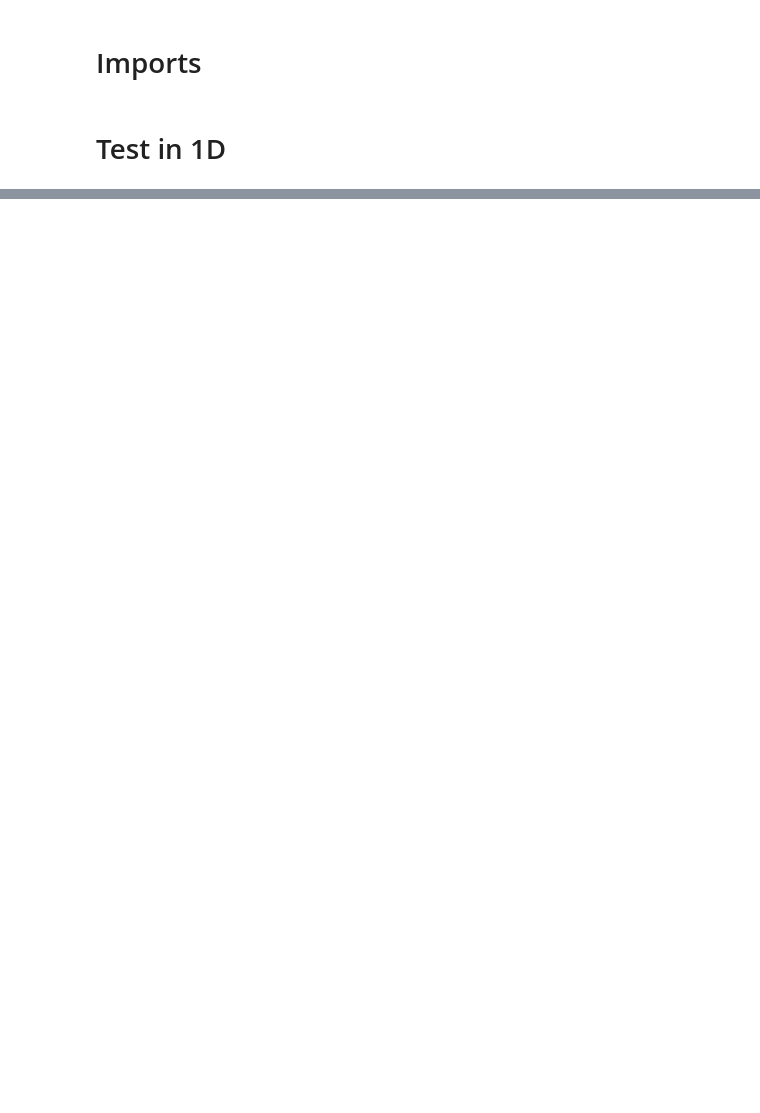
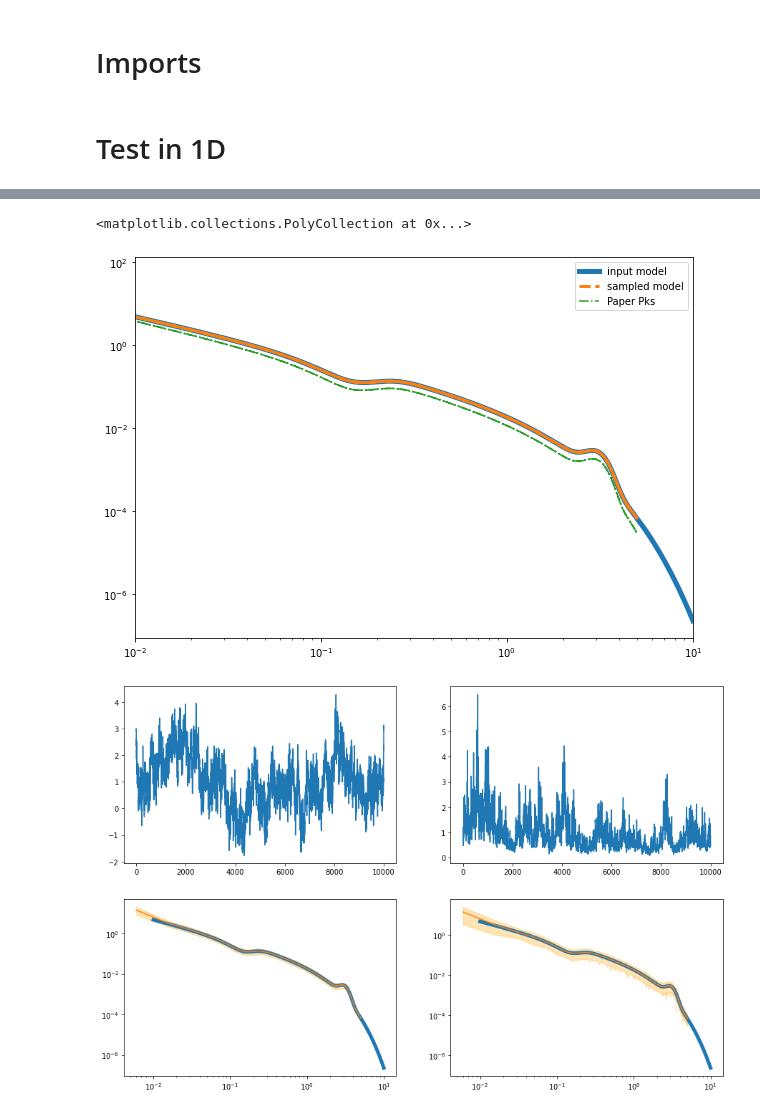
Before and after one commit to remi-adam/pitszi, a Jupyter notebook: notebook/pitszi_dev_lognormal_field_from_pk.ipynb, the cells around one changed output, grey strips where cells are left out. Cells and saved outputs as stored; diff of their text form; code cells hidden in the pictures; blank space fills up the shorter version.

```diff
--- a/notebook/pitszi_dev_lognormal_field_from_pk.ipynb
+++ b/notebook/pitszi_dev_lognormal_field_from_pk.ipynb
@@ -173,0 +190,78 @@ plt.fill_between(kmeas, np.median(pkln_mc, axis=0)+np.std(pkln_mc, axis=0),
+# %%
+########################
+def get_pks_from_pkr(Nx, reso, Pkr):
+    Vx = reso
+    Vk = 1 / (Nx*reso)
+    Iks = np.abs(np.fft.fft(pkrho)*Vk + 1)
+    Pks = np.abs(np.fft.ifft(np.log(Iks))*Vx*Nx)
+    Pks[k == 0] = 0
+    return Pks
+
+def application(pkrho, Pks, reso, Nx):
+    amplitude_g =  np.sqrt(pkrho / reso)
+    field_g = np.random.normal(loc=0, scale=1, size=Nx)
+    fftfield_g = np.fft.fftn(field_g) * amplitude_g
+    fluctuation_g = np.real(np.fft.ifftn(fftfield_g)) + 1
+
+    amplitude_ln =  np.sqrt(Pks / reso)
+    field_ln = np.random.normal(loc=0, scale=1, size=Nx)
+    fftfield_ln = np.fft.fftn(field_ln) * amplitude_ln
+    fluctuation_ln = np.real(np.fft.ifftn(fftfield_ln))
+    fluctuation_ln -= np.mean(amplitude_ln**2)/2
+    fluctuation_ln = np.exp(fluctuation_ln)
+
+    kmeas, pkmeas_g  = extract_pk1d(fluctuation_g, reso, Nbin=500)
+    kmeas, pkmeas_ln = extract_pk1d(fluctuation_ln, reso, Nbin=500)
+
+    return fluctuation_g, fluctuation_ln, kmeas, pkmeas_g, pkmeas_ln
+
+########################
+#===== Param
+reso = 0.1
+Nx = 10000
+
+#===== get conversion Pks Pkr
+k = np.fft.fftfreq(Nx, reso)
+knorm = np.abs(k)
+
+pkrho = func_pk(knorm)
+Pks = get_pks_from_pkr(Nx, reso, pkrho)
+
+#----- Plot Pk
+kin  = np.logspace(-2,1,1000)
+plt.figure(0, figsize=(10,7))
+plt.loglog(kin, func_pk(kin), lw=5, label='input model')
+plt.loglog(knorm, pkrho, lw=3, ls='--', label='sampled model')
+plt.loglog(knorm, Pks, ls='-.', label='Paper Pks')
+plt.xlim(1e-2,10)
+plt.legend()
+
+# Monte Carlo
+Nmc = 1000
+pkg_mc = np.zeros((Nmc, 500))
+pkln_mc = np.zeros((Nmc, 500))
+for i in range(Nmc):
+    fluctuation_g, fluctuation_ln, kmeas, pkmeas_g, pkmeas_ln = application(pkrho, Pks, reso, Nx)
+    pkg_mc[i,:] = pkmeas_g
+    pkln_mc[i,:] = pkmeas_ln
+
+#----- Plots
+plt.figure(2, figsize=(15,10))
+plt.subplot(2,2,1)
+plt.plot(fluctuation_g)
+plt.subplot(2,2,2)
+plt.plot(fluctuation_ln)
+plt.subplot(2,2,3)
+plt.loglog(kin, func_pk(kin), lw=5, label='input model')
+plt.loglog(kmeas, np.mean(pkg_mc, axis=0))
+plt.fill_between(kmeas, np.mean(pkg_mc, axis=0)+np.std(pkg_mc, axis=0),
+                 np.mean(pkg_mc, axis=0)-np.std(pkg_mc, axis=0), color='orange', alpha=0.3)
+plt.subplot(2,2,4)
+plt.loglog(kin, func_pk(kin), lw=5, label='input model')
+plt.loglog(kmeas, np.mean(pkln_mc, axis=0))
+plt.fill_between(kmeas, np.mean(pkln_mc, axis=0)+np.std(pkln_mc, axis=0),
+                 np.mean(pkln_mc, axis=0)-np.std(pkln_mc, axis=0), color='orange', alpha=0.3)
+# %% [output]
+<matplotlib.collections.PolyCollection at 0x...>
+[figure, added]
+[figure, added]
```
Also changed, not shown: parts of 28 cells of this notebook, 4 other files.
